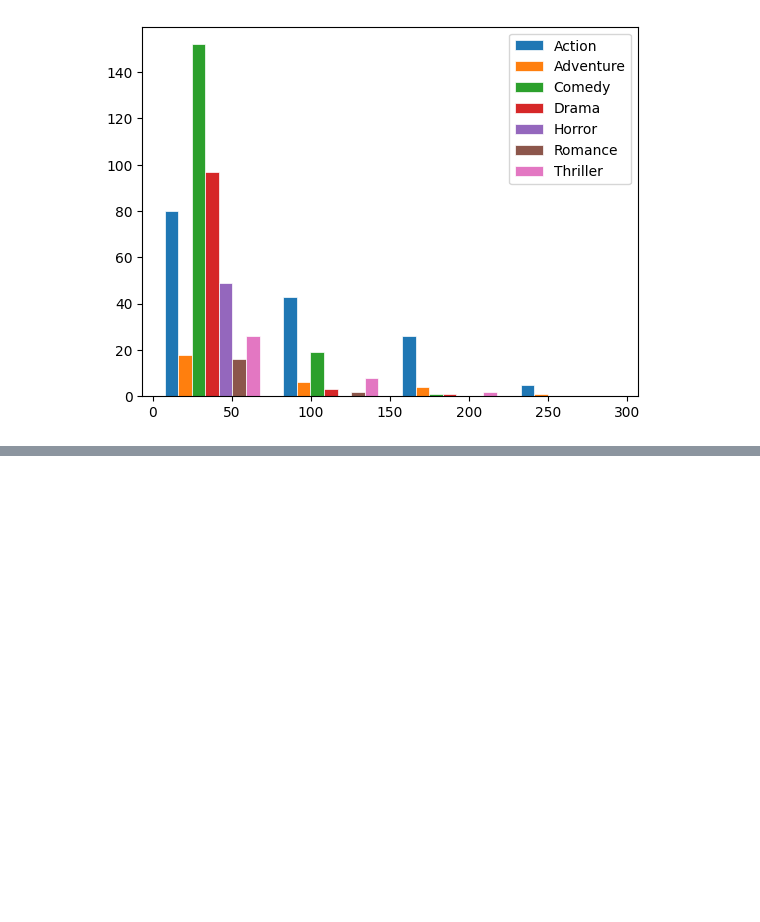
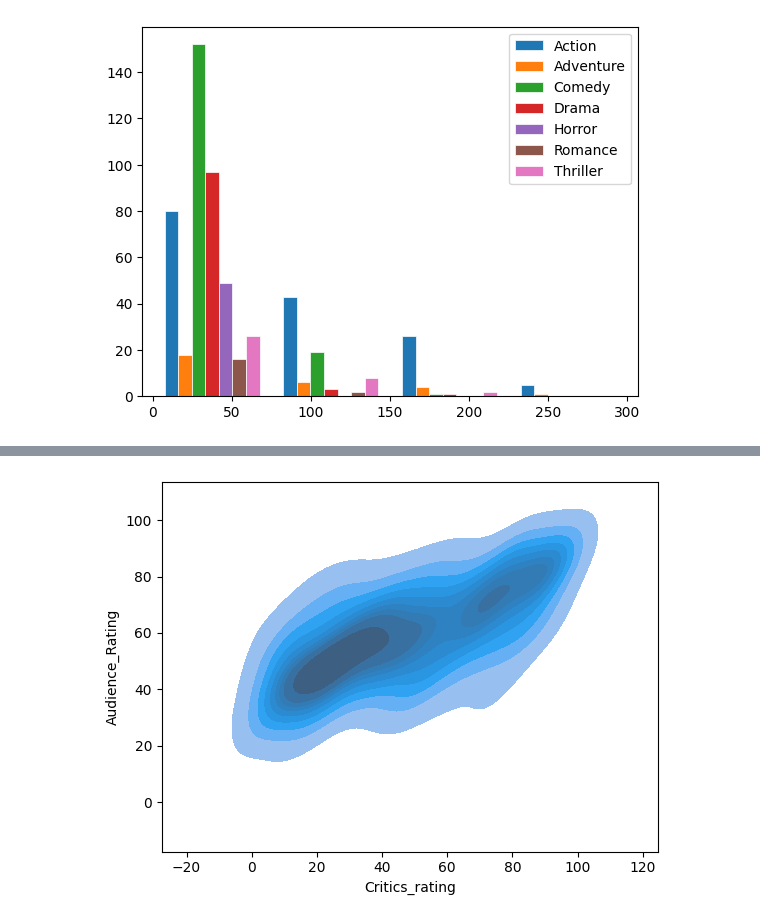
Before and after one commit to HristiyanIvanovski/Advanced-visualisation, a Jupyter notebook: movie_ratings_visuals.ipynb, the cells around one changed output, grey strips where cells are left out. Saved outputs shown, nothing was run; the diff lists cells and outputs as text; code cells hidden in the pictures; blank space fills up the shorter version.

```diff
--- a/movie_ratings_visuals.ipynb
+++ b/movie_ratings_visuals.ipynb
@@ -145,0 +171,4 @@ plt.show()
+# %%
+kdp2 = sns.kdeplot(data=movies, x='Critics_rating', y='Audience_Rating', shade=True)
+# %% [output]
+[figure, added]
```
Also changed, not shown: parts of 5 cells of this notebook.
